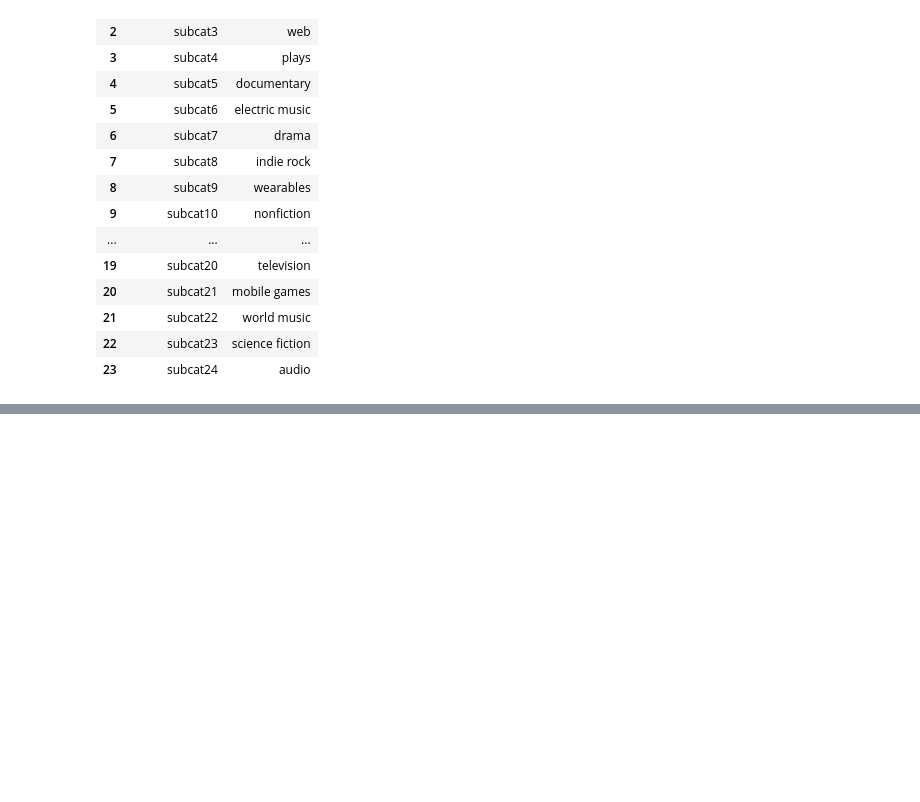
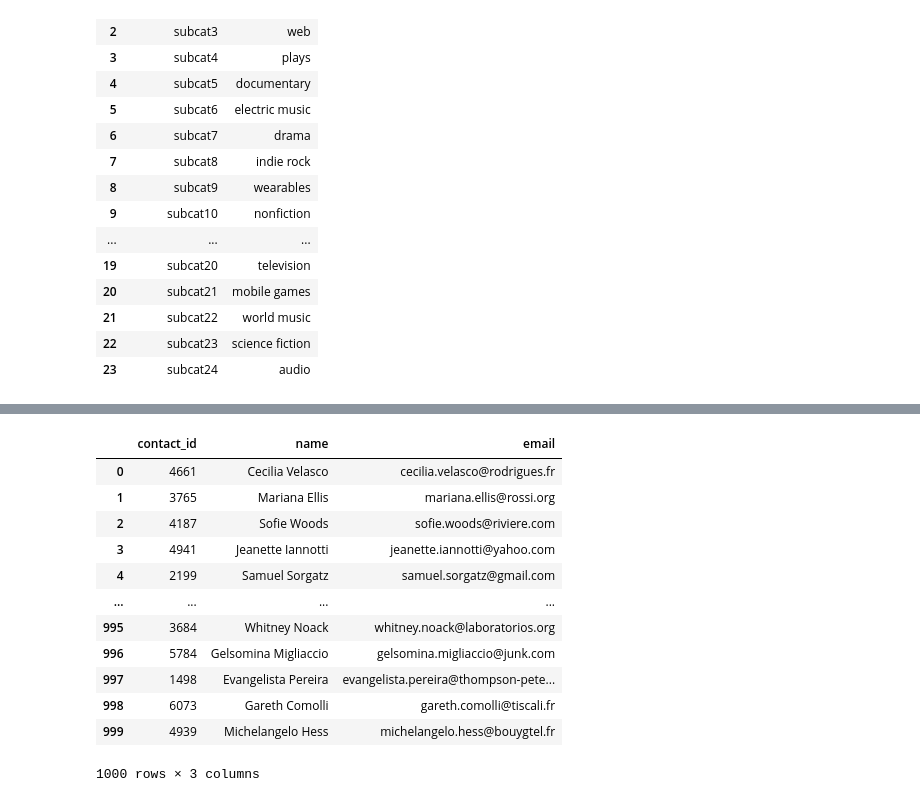
Before and after one commit to MenardCayabyab/Crowdfunding_ETL, a Jupyter notebook: ETL_Mini_Project_MCayabyab.ipynb, the cells around one changed output, grey strips where cells are left out. Cells and saved outputs as stored; diff of their text form; code cells hidden in the pictures; blank space fills up the shorter version.

```diff
--- a/ETL_Mini_Project_MCayabyab.ipynb
+++ b/ETL_Mini_Project_MCayabyab.ipynb
@@ -216,0 +412,19 @@ KeyError: 'subcategory'
+# %%
+# Create a copy of the contact_info_df with the 'contact_id', 'name', 'email' columns.
+contactinfo = contact_info_df_dupe.copy()
+contactinfo = contactinfo[['contact_id', 'name', 'email']]
+contactinfo
+# %% [output]
+|  | contact_id | name | email |
+| 0 | 4661 | Cecilia Velasco | cecilia.velasco@rodrigues.fr |
+| 1 | 3765 | Mariana Ellis | mariana.ellis@rossi.org |
+| 2 | 4187 | Sofie Woods | sofie.woods@riviere.com |
+| 3 | 4941 | Jeanette Iannotti | jeanette.iannotti@yahoo.com |
+| 4 | 2199 | Samuel Sorgatz | samuel.sorgatz@gmail.com |
+| ... | ... | ... | ... |
+| 995 | 3684 | Whitney Noack | whitney.noack@laboratorios.org |
+| 996 | 5784 | Gelsomina Migliaccio | gelsomina.migliaccio@junk.com |
+| 997 | 1498 | Evangelista Pereira | evangelista.pereira@thompson-pete... |
+| 998 | 6073 | Gareth Comolli | gareth.comolli@tiscali.fr |
+| 999 | 4939 | Michelangelo Hess | michelangelo.hess@bouygtel.fr |
+1000 rows × 3 columns
```
Also changed, not shown: parts of 27 cells of this notebook, 2 other files.
